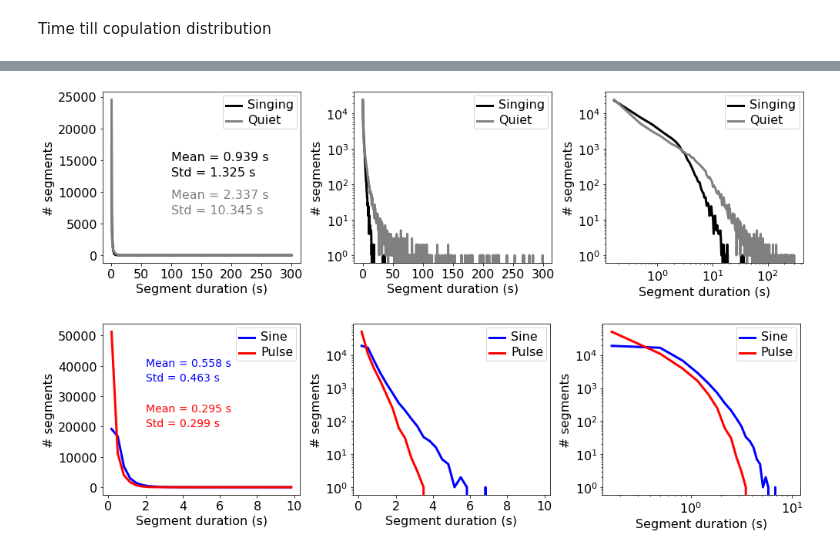
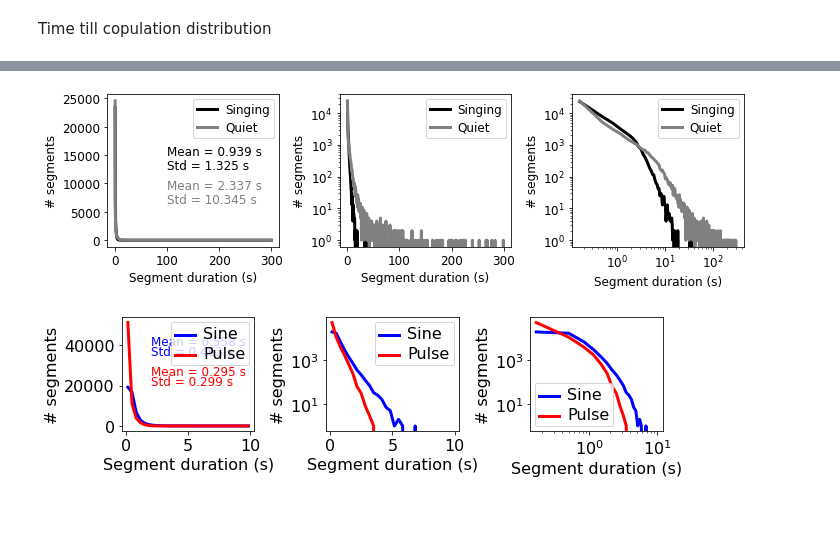
Before and after one commit to rkp8000/inferring-neural-codes, a Jupyter notebook: 01_AM_song_stats_ms.ipynb, the cells around one changed output, grey strips where cells are left out. Cells and saved outputs as stored; diff of their text form; code cells hidden in the pictures; blank space fills up the shorter version.

```diff
--- a/01_AM_song_stats_ms.ipynb
+++ b/01_AM_song_stats_ms.ipynb
@@ -66,7 +66,7 @@ Time till copulation distribution
 # %%
 def plot_hists(x, bins=30, c='k', lw=3, fig=None, axs=None, **kwargs):
     if fig is None and axs is None:
-        fig, axs = plt.subplots(1, 3, figsize=(15, 4), tight_layout=True)
+        fig, axs = plt.subplots(1, 3, figsize=(9, 2.5), tight_layout=True)
     cts, bins = np.histogram(x, bins=bins, **kwargs)
     binc = .5*(bins[:-1] + bins[1:])
     axs[0].plot(binc, cts, c=c, lw=lw)
@@ -113,18 +113,19 @@ frc_sin = np.mean(songs_cc == 1)
 frc_psl = np.mean(songs_cc == 2)
 # frc_pfs = np.mean(songs_cc == 3)
 
-fig, ax = plt.subplots(1, 1, figsize=(6, 4), tight_layout=True)
+fig, ax = plt.subplots(1, 1, figsize=(3.5, 2.1), tight_layout=True)
 ax.bar(range(4), [frc_sng, frc_qui, frc_sin, frc_psl], color=['k', 'gray', 'b', 'r'], align='center')
-ax.set_ylim(0, .8)
+ax.set_ylim(0, .85)
 ax.set_xticks(range(4))
 ax.set_xticklabels(['Singing', 'Quiet', 'Sine', 'Pulse'])
 ax.set_ylabel('Fraction timepoints')
-ax.text(0, .32, f'{frc_sng:.3f}', ha='center', fontsize=16)
-ax.text(1, .74, f'{frc_qui:.3f}', ha='center', fontsize=16)
-ax.text(2, .2, f'{frc_sin:.3f}', ha='center', fontsize=16)
-ax.text(3, .15, f'{frc_psl:.3f}', ha='center', fontsize=16)
+ax.text(0, .32, f'{frc_sng:.3f}', ha='center', fontsize=12)
+ax.text(1, .74, f'{frc_qui:.3f}', ha='center', fontsize=12)
+ax.text(2, .2, f'{frc_sin:.3f}', ha='center', fontsize=12)
+ax.text(3, .15, f'{frc_psl:.3f}', ha='center', fontsize=12)
 # ax.text(4, .08, f'{frc_pfs:.3f}', ha='center', fontsize=16)
-set_font_size(ax, 16)
+set_font_size(ax, 12)
 
 fig.savefig('supp/1_frac_song_mode_timepoints.svg')
+fig.savefig('ms/fig_1_song_mode_hist.svg')
 # %% [output]
@@ -151,43 +152,44 @@ for s in songs:
 durs_sng = np.array(durs_sng)
 durs_qui = np.array(durs_qui)
 durs_sin = np.array(durs_sin)
 durs_psl = np.array(durs_psl)
 
-fig, axs = plt.subplots(1, 3, figsize=(14, 4), tight_layout=True)
+fig, axs = plt.subplots(1, 3, figsize=(10, 3), tight_layout=True)
 bins = np.linspace(0, 300, 901)
 plot_hists(durs_sng, bins=bins, c='k', lw=3, fig=fig, axs=axs)
 plot_hists(durs_qui, bins=bins, c='gray', lw=3, fig=fig, axs=axs)
 
 for ax in axs:
     ax.set_xlabel('Segment duration (s)')
     ax.set_ylabel('# segments')
     ax.legend(['Singing', 'Quiet'])
-set_font_size(axs, 16)
+set_font_size(axs, 12)
 
-axs[0].text(100, 15000, f'Mean = {durs_sng.mean():.3f} s', color='k', fontsize=16)
-axs[0].text(100, 12500, f'Std = {durs_sng.std():.3f} s', color='k', fontsize=16)
-axs[0].text(100, 9000, f'Mean = {durs_qui.mean():.3f} s', color='gray', fontsize=16)
-axs[0].text(100, 6500, f'Std = {durs_qui.std():.3f} s', color='gray', fontsize=16)
+axs[0].text(100, 15000, f'Mean = {durs_sng.mean():.3f} s', color='k', fontsize=12)
+axs[0].text(100, 12500, f'Std = {durs_sng.std():.3f} s', color='k', fontsize=12)
+axs[0].text(100, 9000, f'Mean = {durs_qui.mean():.3f} s', color='gray', fontsize=12)
+axs[0].text(100, 6500, f'Std = {durs_qui.std():.3f} s', color='gray', fontsize=12)
 
 fig.savefig('supp/1_sing_quiet_dur_distrs.svg')
 
-fig, axs = plt.subplots(1, 3, figsize=(14, 4), tight_layout=True)
+fig, axs = plt.subplots(1, 3, figsize=(9, 2.5), tight_layout=True)
 bins = np.linspace(0, 10, 31)
 plot_hists(durs_sin, bins=bins, c='b', lw=3, fig=fig, axs=axs)
 plot_hists(durs_psl, bins=bins, c='r', lw=3, fig=fig, axs=axs)
 
 for ax in axs:
     ax.set_xlabel('Segment duration (s)')
     ax.set_ylabel('# segments')
     ax.legend(['Sine', 'Pulse'])
 set_font_size(axs, 16)
 
-axs[0].text(2, 40000, f'Mean = {durs_sin.mean():.3f} s', color='b', fontsize=14)
-axs[0].text(2, 35000, f'Std = {durs_sin.std():.3f} s', color='b', fontsize=14)
-axs[0].text(2, 25000, f'Mean = {durs_psl.mean():.3f} s', color='r', fontsize=14)
-axs[0].text(2, 20000, f'Std = {durs_psl.std():.3f} s', color='r', fontsize=14)
+axs[0].text(2, 40000, f'Mean = {durs_sin.mean():.3f} s', color='b', fontsize=12)
+axs[0].text(2, 35000, f'Std = {durs_sin.std():.3f} s', color='b', fontsize=12)
+axs[0].text(2, 25000, f'Mean = {durs_psl.mean():.3f} s', color='r', fontsize=12)
+axs[0].text(2, 20000, f'Std = {durs_psl.std():.3f} s', color='r', fontsize=12)
 
 fig.savefig('supp/1_mode_dur_distrs.svg')
+fig.savefig('ms/fig_1_mode_seg_durs.svg')
 # %% [output]
-[figure, old version]
+[figure, new version]
-[figure, old version]
+[figure, new version]
```
Also changed, not shown: parts of 2 cells of this notebook, 52 other files.
